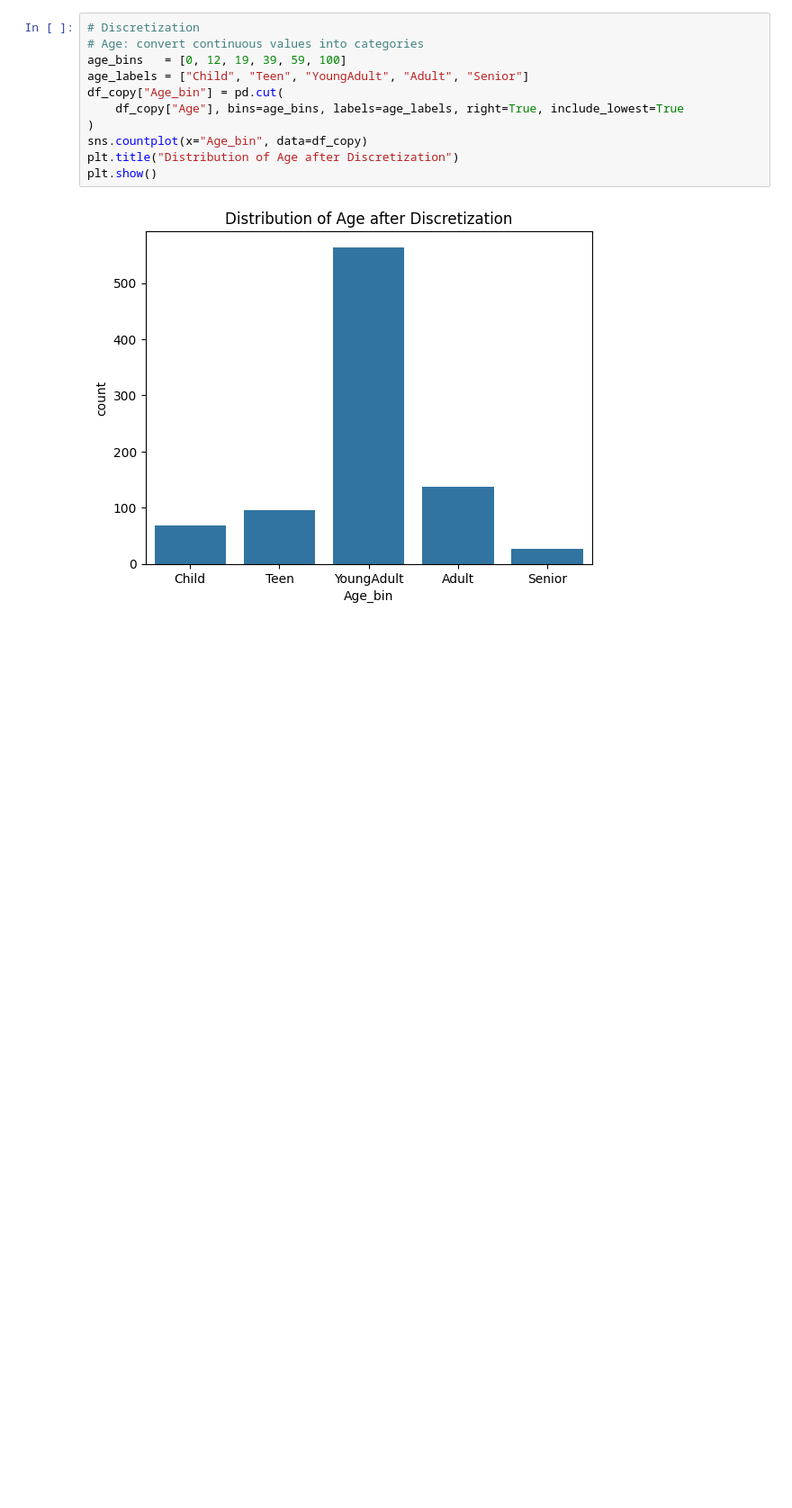
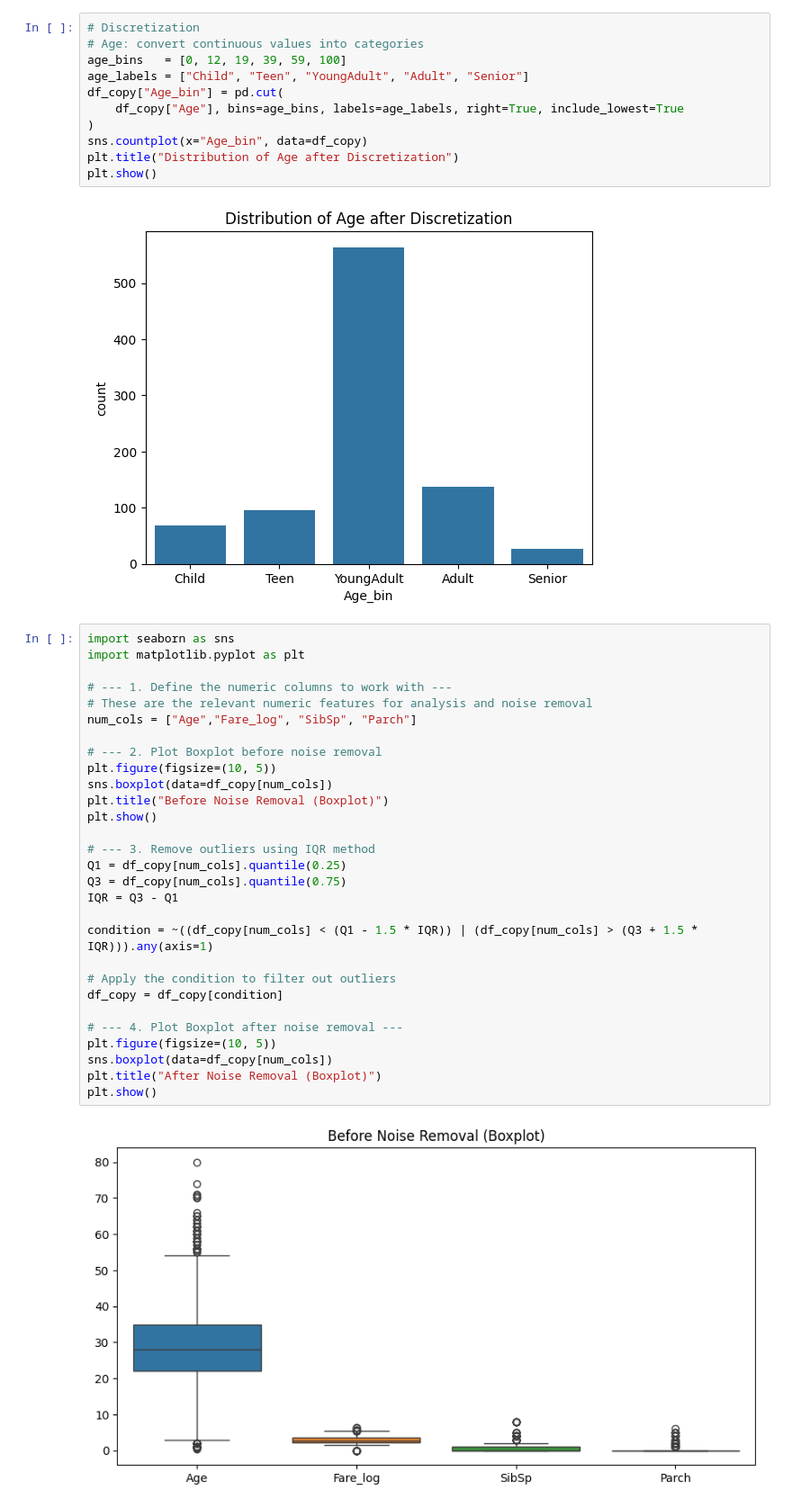
Before and after one commit to Leenasmk3/IT326-DataMining-Project, a Jupyter notebook: Phase2.ipynb, the cells around one changed output. Shown at 90% size. Saved outputs shown, nothing was run; the diff lists cells and outputs as text; blank space fills up the shorter version.

```diff
--- a/Phase2.ipynb
+++ b/Phase2.ipynb
@@ -330,3 +330,34 @@ plt.title("Distribution of Age after Discretization")
 plt.show()
 # %% [output]
 [figure]
+# %%
+import seaborn as sns
+import matplotlib.pyplot as plt
+
+# --- 1. Define the numeric columns to work with ---
+# These are the relevant numeric features for analysis and noise removal
+num_cols = ["Age","Fare_log", "SibSp", "Parch"]
+
+# --- 2. Plot Boxplot before noise removal
+plt.figure(figsize=(10, 5))
+sns.boxplot(data=df_copy[num_cols])
+plt.title("Before Noise Removal (Boxplot)")
+plt.show()
+
+# --- 3. Remove outliers using IQR method
+Q1 = df_copy[num_cols].quantile(0.25)
+Q3 = df_copy[num_cols].quantile(0.75)
+IQR = Q3 - Q1
+
+condition = ~((df_copy[num_cols] < (Q1 - 1.5 * IQR)) | (df_copy[num_cols] > (Q3 + 1.5 * IQR))).any(axis=1)
+
+# Apply the condition to filter out outliers
+df_copy = df_copy[condition]
+
+# --- 4. Plot Boxplot after noise removal ---
+plt.figure(figsize=(10, 5))
+sns.boxplot(data=df_copy[num_cols])
+plt.title("After Noise Removal (Boxplot)")
+plt.show()
+# %% [output]
+[figure, added]
```
Also changed, not shown: parts of 2 cells of this notebook.
